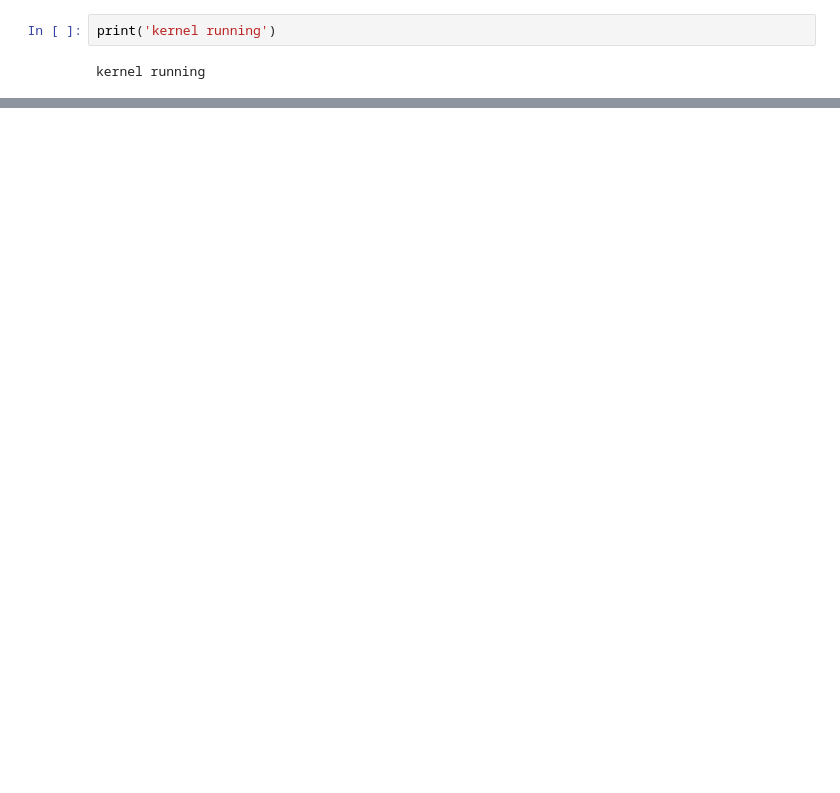
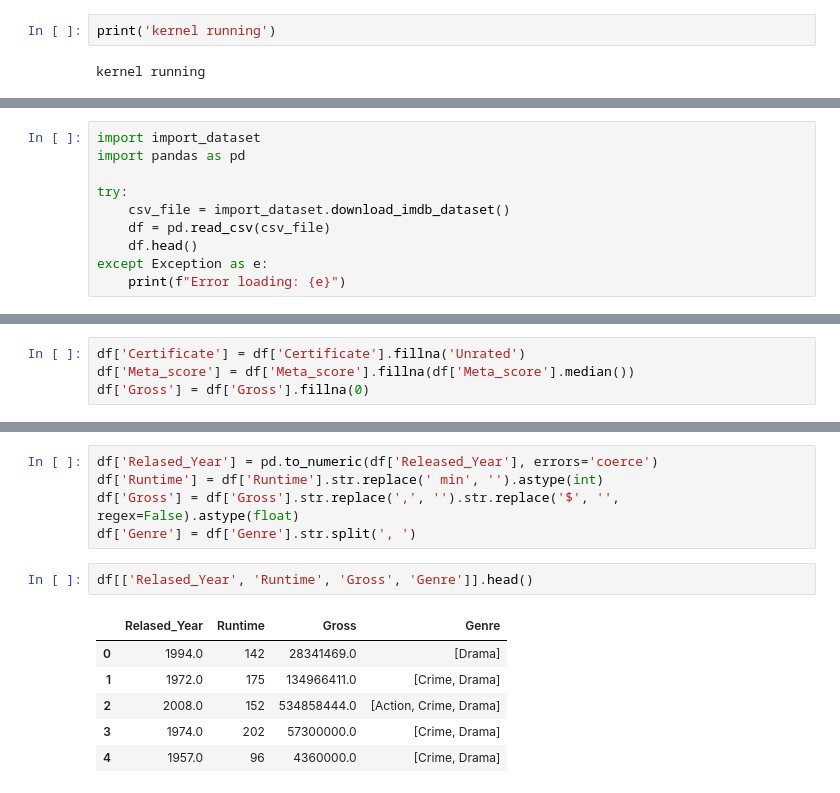
Before and after one commit to ftkbyond77/semantic-search-IMDBm, a Jupyter notebook: search1/processing.ipynb, the cells around one changed output, grey strips where cells are left out. Saved outputs shown, nothing was run; the diff lists cells and outputs as text; blank space fills up the shorter version.

```diff
--- a/search1/processing.ipynb
+++ b/search1/processing.ipynb
@@ -44,0 +5,10 @@ SynchronousOnlyOperation: You cannot call this from an async context - use a thr
+# %%
+import import_dataset
+import pandas as pd
+
+try:
+    csv_file = import_dataset.download_imdb_dataset()
+    df = pd.read_csv(csv_file)
+    df.head()
+except Exception as e:
+    print(f"Error loading: {e}")
@@ -44,0 +99,4 @@ SynchronousOnlyOperation: You cannot call this from an async context - use a thr
+# %%
+df['Certificate'] = df['Certificate'].fillna('Unrated')
+df['Meta_score'] = df['Meta_score'].fillna(df['Meta_score'].median())
+df['Gross'] = df['Gross'].fillna(0)
@@ -44,0 +123,14 @@ SynchronousOnlyOperation: You cannot call this from an async context - use a thr
+# %%
+df['Relased_Year'] = pd.to_numeric(df['Released_Year'], errors='coerce')
+df['Runtime'] = df['Runtime'].str.replace(' min', '').astype(int)
+df['Gross'] = df['Gross'].str.replace(',', '').str.replace('$', '', regex=False).astype(float)
+df['Genre'] = df['Genre'].str.split(', ')
+# %%
+df[['Relased_Year', 'Runtime', 'Gross', 'Genre']].head()
+# %% [output]
+|  | Relased_Year | Runtime | Gross | Genre |
+| 0 | 1994.0 | 142 | 28341469.0 | [Drama] |
+| 1 | 1972.0 | 175 | 134966411.0 | [Crime, Drama] |
+| 2 | 2008.0 | 152 | 534858444.0 | [Action, Crime, Drama] |
+| 3 | 1974.0 | 202 | 57300000.0 | [Crime, Drama] |
+| 4 | 1957.0 | 96 | 4360000.0 | [Crime, Drama] |
```
Also changed, not shown: parts of 15 cells of this notebook, 5 other files.
